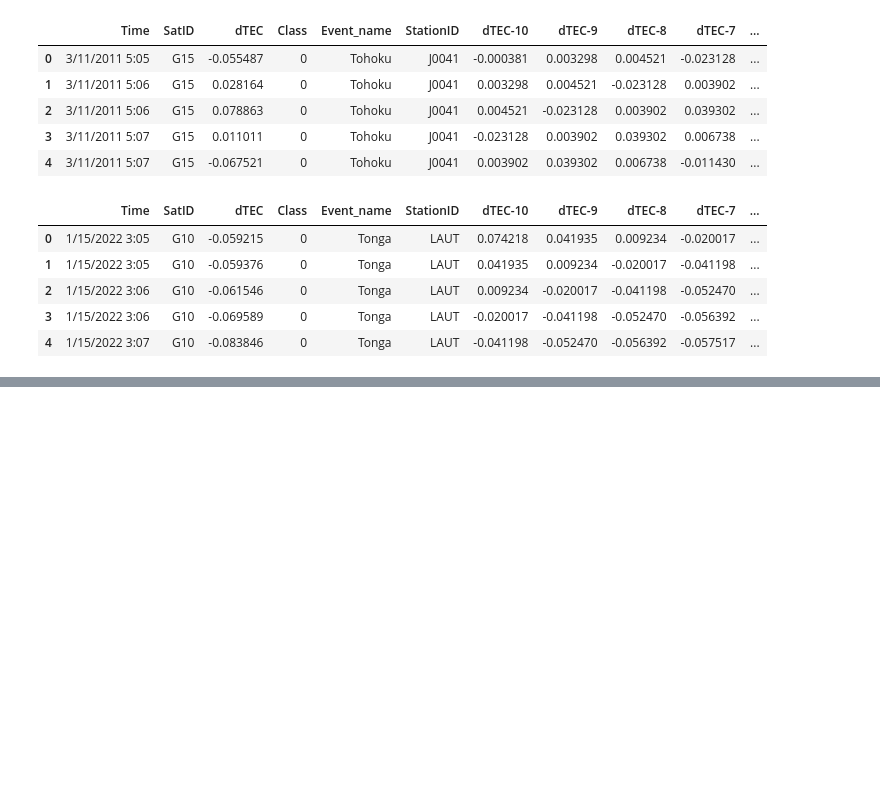
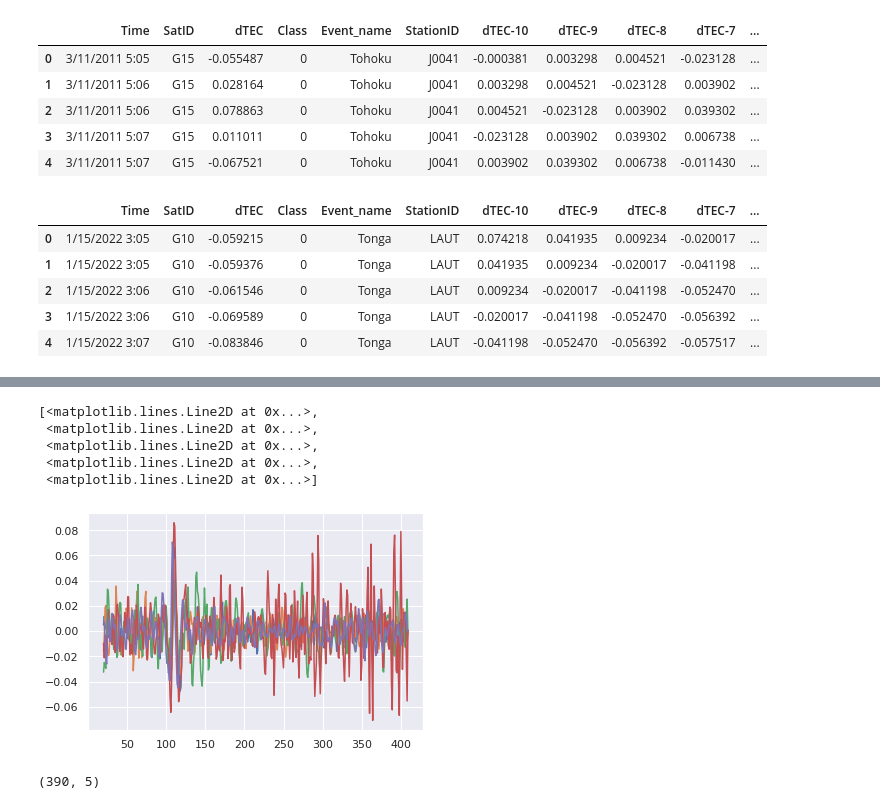
Before and after one commit to spaceonion1001/LD-CPD, a Jupyter notebook: notebooks/dtec_cleaning.ipynb, the cells around one changed output, grey strips where cells are left out. Saved outputs shown, nothing was run; the diff lists cells and outputs as text; code cells hidden in the pictures; blank space fills up the shorter version.

```diff
--- a/notebooks/dtec_cleaning.ipynb
+++ b/notebooks/dtec_cleaning.ipynb
@@ -71,2 +178,11 @@ sns.histplot(alaska_vals[:, 1])
+# %%
+plt.plot(alaska_piv)
+# %% [output]
+[<matplotlib.lines.Line2D at 0x...>,
+ <matplotlib.lines.Line2D at 0x...>,
+ <matplotlib.lines.Line2D at 0x...>,
+ <matplotlib.lines.Line2D at 0x...>,
+ <matplotlib.lines.Line2D at 0x...>]
+[figure, added]
 # %%
 scaler = StandardScaler()
@@ -74,3 +190,7 @@ alaska_vals = scaler.fit_transform(alaska_vals)
+# %%
+print(alaska_vals.shape)
+# %% [output]
+(390, 5)
 # %%
 np.savetxt('../../data/dtec/alaska.csv', alaska_vals, delimiter=",")
 # %%
```
Also changed, not shown: parts of 36 cells of this notebook, 4 other files.
